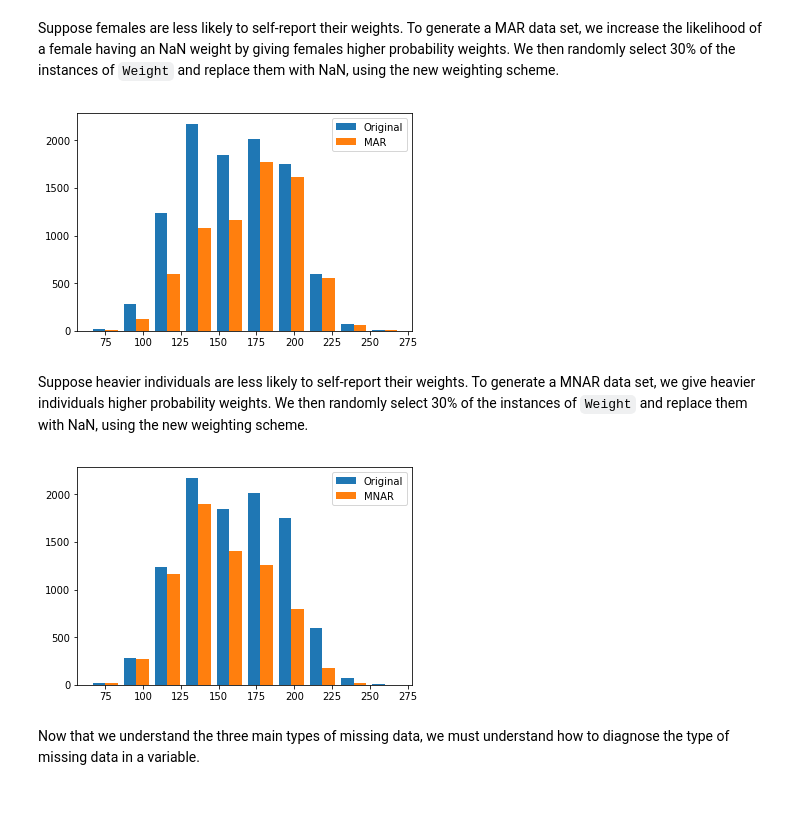
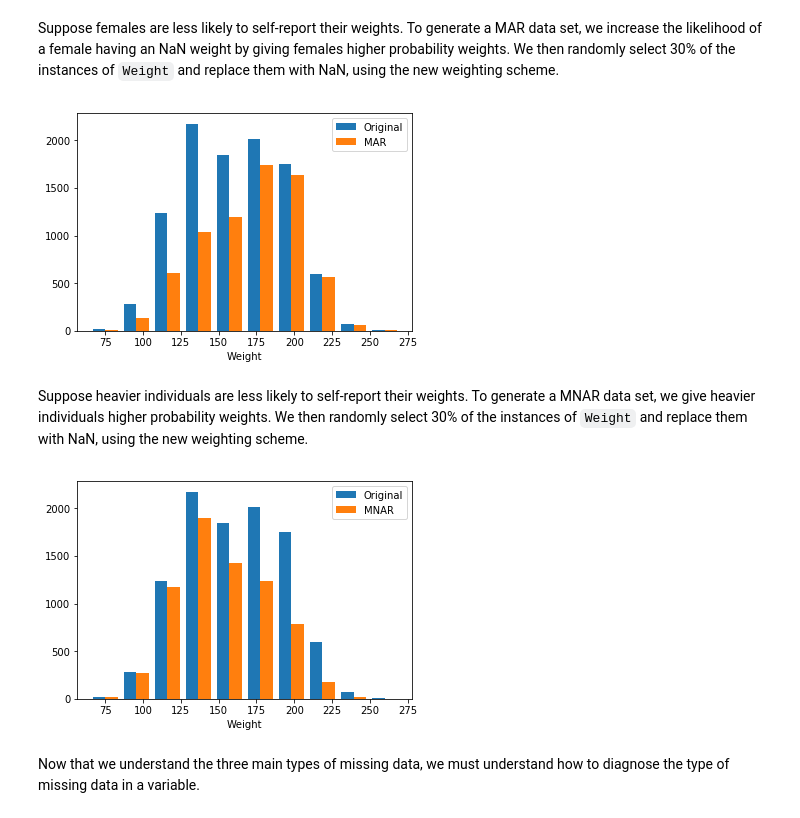
Before and after one commit to dleestat/quirky-data-science, a Jupyter notebook: quirky-data-science.ipynb, the cells around one changed output. Cells and saved outputs as stored; diff of their text form; code cells hidden in the pictures.

```diff
--- a/quirky-data-science.ipynb
+++ b/quirky-data-science.ipynb
@@ -238,7 +240,7 @@ Examples:
 ---
 The below data set contains the gender, height, and weight of 10,000 individuals. We can generate MCAR, MAR, and MNAR data sets using this data set by replacing 30% of the instances of `Weight` with NaN using different methods.
 # %%
-df = pd.read_csv('data/weight-height.csv')
+df = pd.read_csv('data/weight-height.csv').sample(frac=1, random_state=0).reset_index(drop=True)
 df.head()
 # %% [output]
 |  | Gender | Height | Weight |
@@ -262,11 +265,12 @@ Suppose females are less likely to self-report their weights. To generate a MAR
 # %%
 MAR = df.copy()
 np.random.seed(0)
 MAR.loc[df.sample(frac=.3, weights=df.Gender.replace({'Male':.1, 'Female':.9})).index, 'Weight'] = np.NaN
 plt.hist([df.Weight, MAR.Weight])
+plt.xlabel('Weight')
 plt.legend(['Original', 'MAR']);
 # %% [output]
-[figure, old version]
+[figure, new version]
 # %% [markdown]
 Suppose heavier individuals are less likely to self-report their weights. To generate a MNAR data set, we
 give heavier individuals higher probability weights. We then randomly select 30% of the instances of `Weight` and replace them with NaN, using the new weighting scheme.
@@ -275,9 +279,10 @@ MNAR = df.copy()
 np.random.seed(0)
 MNAR.loc[df.sample(frac=.3, weights=df.Weight**5).index, 'Weight'] = np.NaN
 plt.hist([df.Weight, MNAR.Weight])
+plt.xlabel('Weight')
 plt.legend(['Original', 'MNAR']);
 # %% [output]
-[figure, old version]
+[figure, new version]
 # %% [markdown]
 Now that we understand the three main types of missing data, we must understand how to diagnose the type of missing data in a variable.
 # %% [markdown]
```
Also changed, not shown: parts of 21 cells of this notebook.
